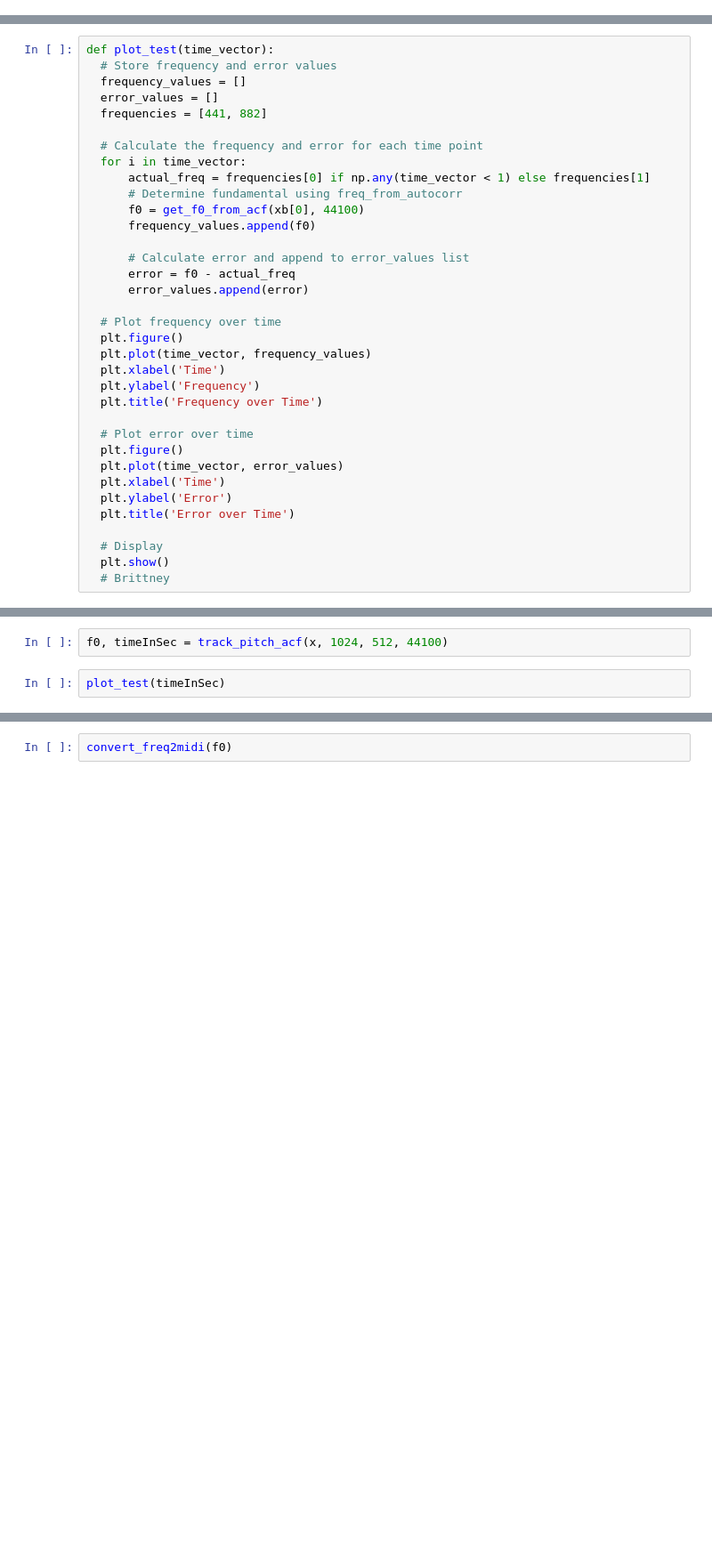
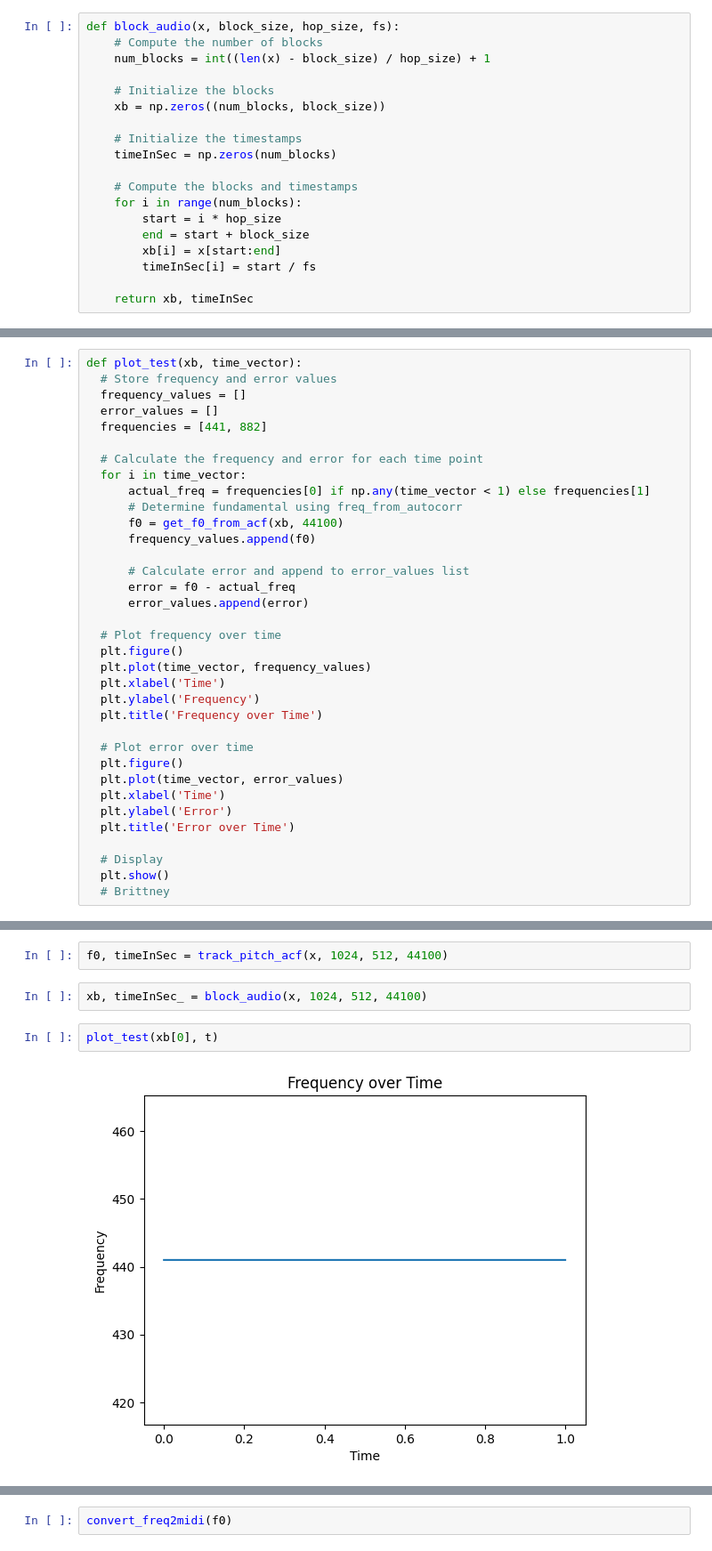
Before and after one commit to nairanish1/Fundamental-Frequency-Detection, a Jupyter notebook: Assignment_1.ipynb, the cells around one changed output, grey strips where cells are left out. Shown: that part at 89% size. Cells and saved outputs as stored; diff of their text form; blank space fills up the shorter version.

Commit message:
added another block_audio function and made corrections to plot_test

```diff
--- a/Assignment_1.ipynb
+++ b/Assignment_1.ipynb
@@ -17,4 +17,23 @@ def block_audio(x, block_size, hop_size, fs= 44100):
 # Original Code that was from the Spec. Assignment imported (can be changed)
+# %%
+def block_audio(x, block_size, hop_size, fs):
+    # Compute the number of blocks
+    num_blocks = int((len(x) - block_size) / hop_size) + 1
+
+    # Initialize the blocks
+    xb = np.zeros((num_blocks, block_size))
+
+    # Initialize the timestamps
+    timeInSec = np.zeros(num_blocks)
+
+    # Compute the blocks and timestamps
+    for i in range(num_blocks):
+        start = i * hop_size
+        end = start + block_size
+        xb[i] = x[start:end]
+        timeInSec[i] = start / fs
+
+    return xb, timeInSec
 # %%
 def comp_acf(input_vector, is_normalized):
 
@@ -91,7 +110,7 @@ def generate_sine(freq1, freq2, amp, dur, fs):
     return signal_, t_
     # Brittney
 # %%
-def plot_test(time_vector):
+def plot_test(xb, time_vector):
   # Store frequency and error values
   frequency_values = []
   error_values = []
@@ -101,7 +120,7 @@ def plot_test(time_vector):
   for i in time_vector:
       actual_freq = frequencies[0] if np.any(time_vector < 1) else frequencies[1]
       # Determine fundamental using freq_from_autocorr
-      f0 = get_f0_from_acf(xb[0], 44100)
+      f0 = get_f0_from_acf(xb, 44100)
       frequency_values.append(f0)
 
       # Calculate error and append to error_values list
@@ -131,5 +150,9 @@ the code works really as long as there is a general idea regarding where the fun
 x, t = generate_sine(441, 882, 1.0, 1, 44100)
 # %%
 f0, timeInSec = track_pitch_acf(x, 1024, 512, 44100)
+# %%
+xb, timeInSec_ = block_audio(x, 1024, 512, 44100)
 # %%
-plot_test(timeInSec)
+plot_test(xb[0], t)
+# %% [output]
+[figure, added]
```
Also changed, not shown: parts of 2 cells of this notebook.
